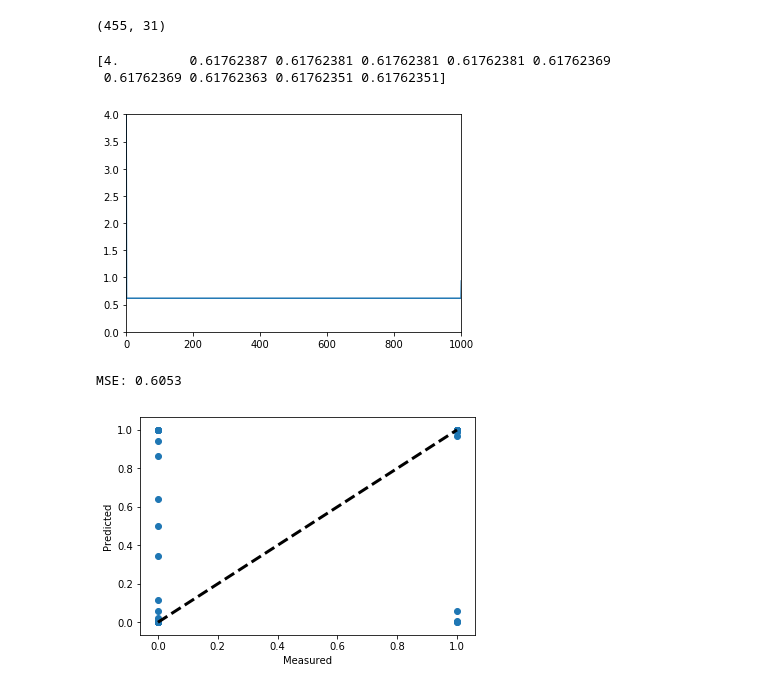
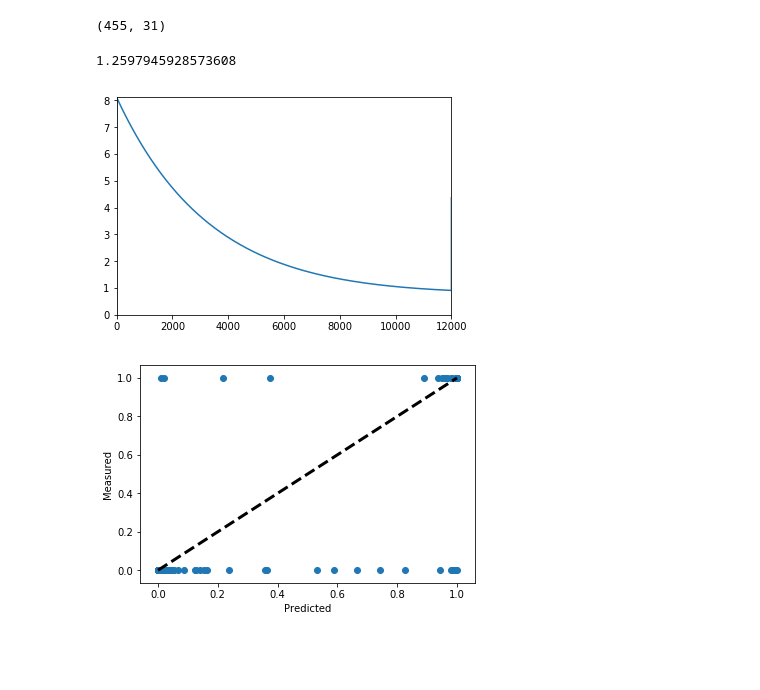
Before and after one commit to szymanowiczs/Tumor-Classification, a Jupyter notebook: tumor_classification_features.ipynb, the cells around one changed output. Drawn from its saved outputs; the diff is of its cells as text; code cells hidden in the pictures; blank space fills up the shorter version.

Commit message:
Visualisation, cumulative predictions, regularization

```diff
--- a/tumor_classification_features.ipynb
+++ b/tumor_classification_features.ipynb
@@ -49,10 +68,11 @@ n_dim
 (455, 31)
 # %%
 # Parameters
-learning_rate = 0.0001
-training_epochs = 1000
+learning_rate = 0.0003
+training_epochs = 12000
 cost_history = np.empty(shape=[1], dtype=float)
-epsilon = 10e-6
+# Parameter for regularization
+lbd = [0, 0.01, 0.02, 0.04, 0.08, 0.16, 0.32, 0.64, 1.28, 2.5, 5, 10]
 # Graph input and model weights
 X = tf.placeholder(tf.float32, [None, n_dim[1]])
 Y = tf.placeholder(tf.float32, [None, 1])
@@ -63,7 +83,7 @@ init = tf.global_variables_initializer()
 # Multiply features matrix to weights matrix and can be used for prediction
 y_ = tf.nn.sigmoid(tf.matmul(X, W))
 # Minimize error using cross entropy
-cost = tf.reduce_mean(tf.nn.sigmoid_cross_entropy_with_logits(logits=y_, labels=Y))
+cost = tf.reduce_mean(tf.nn.sigmoid_cross_entropy_with_logits(logits=y_, labels=Y)+0.25*tf.nn.l2_loss(W[1:]))
 # Perform one step of gradient descent optimisation to minimise the cost fucntion
 training_step = tf.train.GradientDescentOptimizer(learning_rate).minimize(cost)
 # %%
@@ -76,25 +96,20 @@ for epoch in range(training_epochs):
     cost_history = np.append(cost_history,sess.run(cost,feed_dict={X:normed_train_data,Y:train_labels}))
 # %%
 plt.plot(range(len(cost_history)),cost_history)
-print(cost_history[:10])
+print(cost_history[-1])
 plt.axis([0,training_epochs,0,np.max(cost_history)])
 plt.show()
 # %% [output]
-[4.         0.61762387 0.61762381 0.61762381 0.61762381 0.61762369
- 0.61762369 0.61762363 0.61762351 0.61762351]
+1.2597945928573608
-[figure, old version]
+[figure, new version]
 # %%
 pred_y = sess.run(y_, feed_dict={X:normed_test_data})
-pred_y_train = sess.run(y_, feed_dict={X:normed_train_data})
-mse = tf.reduce_mean(tf.square(pred_y[0] - test_labels))
-print("MSE: %.4f" % sess.run(mse))
 
 fig, ax = plt.subplots()
-ax.scatter(test_labels, pred_y)
+ax.scatter(pred_y, test_labels)
 ax.plot([test_labels.min(), test_labels.max()], [test_labels.min(), test_labels.max()], 'k--', lw=3)
-ax.set_xlabel('Measured')
-ax.set_ylabel('Predicted')
+ax.set_xlabel('Predicted')
+ax.set_ylabel('Measured')
 plt.show()
 # %% [output]
-MSE: 0.6053
-[figure, old version]
+[figure, new version]
```
Also changed, not shown: parts of 6 cells of this notebook.
